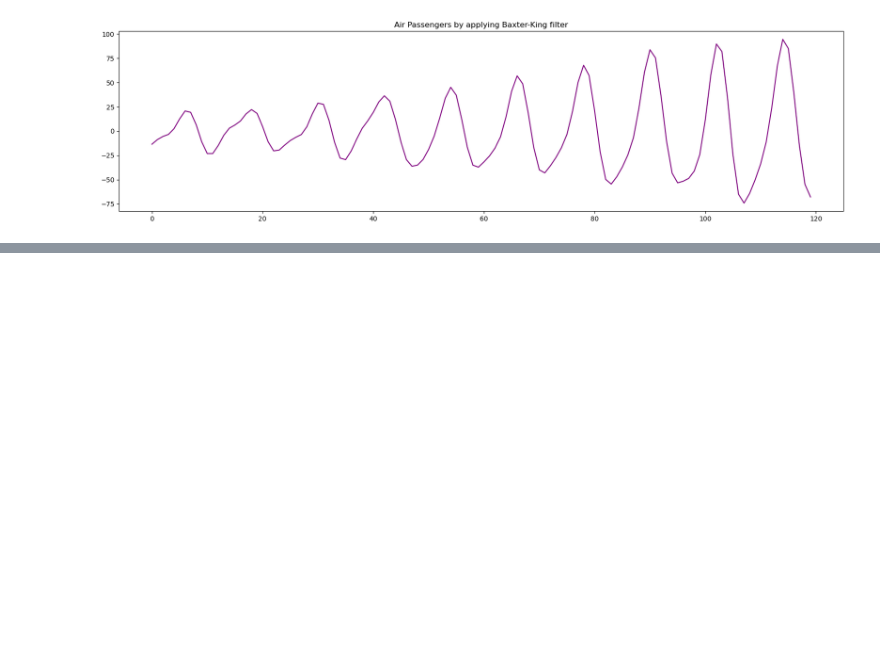
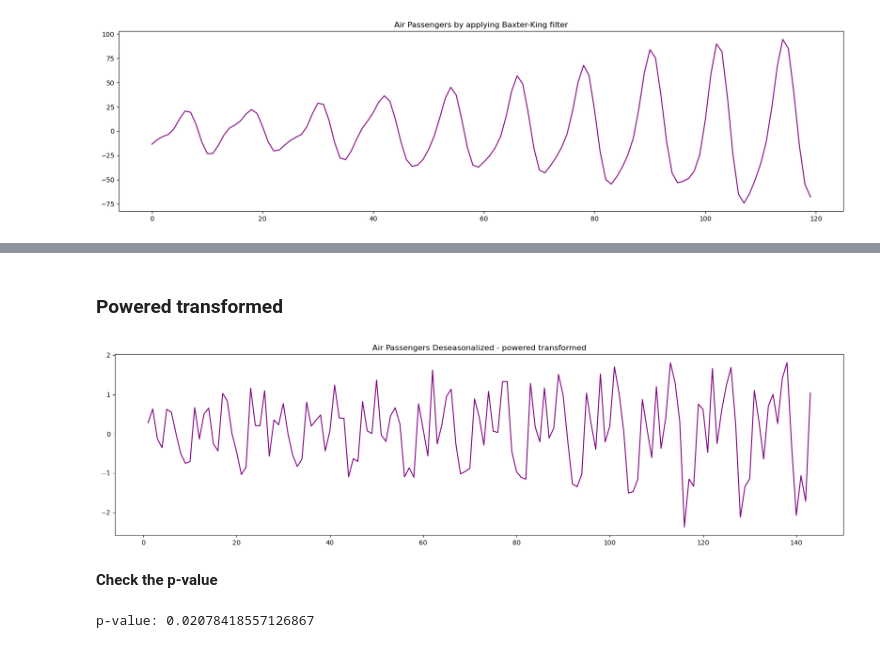
Before and after one commit to neemiasbsilva/datascience-portfolio, a Jupyter notebook: forecasting/notebooks/01_NBS_eda.ipynb, the cells around one changed output, grey strips where cells are left out. Cells and saved outputs as stored; diff of their text form; code cells hidden in the pictures; blank space fills up the shorter version.

```diff
--- a/forecasting/notebooks/01_NBS_eda.ipynb
+++ b/forecasting/notebooks/01_NBS_eda.ipynb
@@ -221,0 +320,14 @@ plot_detrend(detrend, title="Air Passengers by applying Baxter-King filter")
+# %% [markdown]
+### Powered transformed
+# %%
+deseas = deseasonalized(df, method="powered_transformed")
+plot_deseasonalized(deseas, title="Air Passengers Deseasonalized - powered transformed")
+# %% [output]
+[figure, added]
+# %% [markdown]
+**Check the p-value**
+# %%
+adf_test = adfuller(deseas.dropna())
+print(f"p-value: {adf_test[1]}")
+# %% [output]
+p-value: 0.02078418557126867
```
Also changed, not shown: parts of 18 cells of this notebook.
